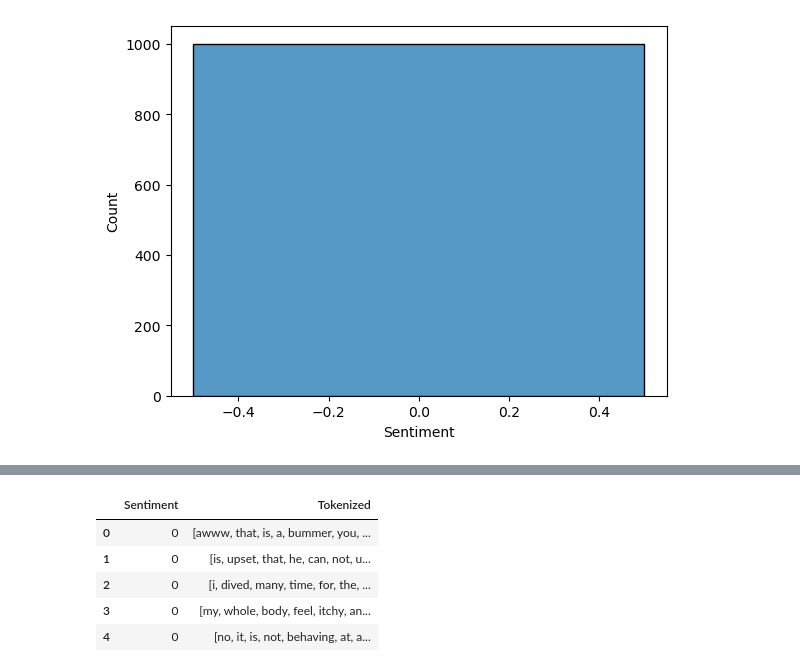
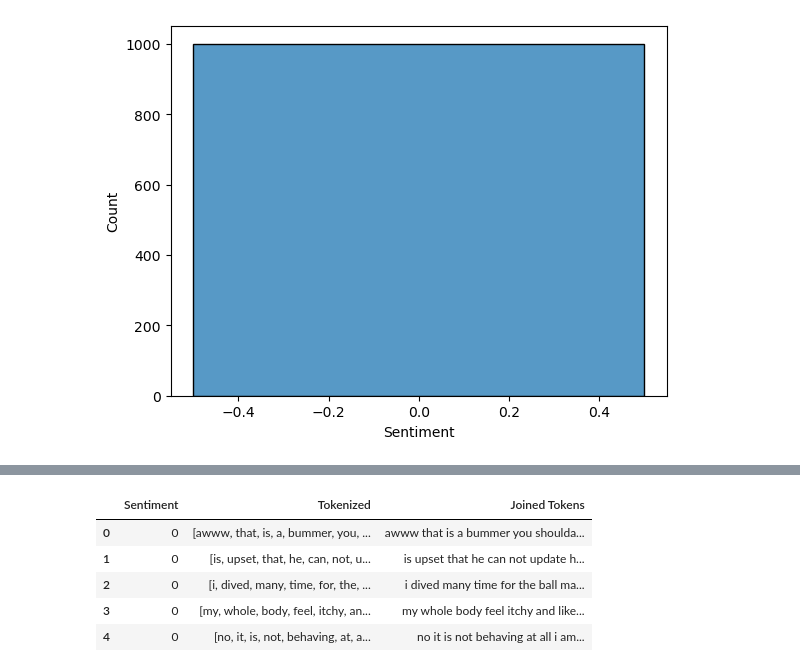
Before and after one commit to linyanna/multimodal-machine-learning, a Jupyter notebook: Assignment 2/Assignment2.ipynb, the cells around one changed output, grey strips where cells are left out. Drawn from its saved outputs; the diff is of its cells as text; code cells hidden in the pictures.

```diff
--- a/Assignment 2/Assignment2.ipynb
+++ b/Assignment 2/Assignment2.ipynb
@@ -108,13 +111,41 @@ def tokenize(column):
       i += 1
 
     return expanded_tokens
-# %%
-df['Tokenized'] = df.apply(lambda x: tokenize(x['Text']), axis=1)
-df[['Sentiment','Tokenized']].head()
-# %% [output]
-|  | Sentiment | Tokenized |
-| 0 | 0 | [awww, that, is, a, bummer, you, ... |
-| 1 | 0 | [is, upset, that, he, can, not, u... |
-| 2 | 0 | [i, dived, many, time, for, the, ... |
-| 3 | 0 | [my, whole, body, feel, itchy, an... |
-| 4 | 0 | [no, it, is, not, behaving, at, a... |
+# %%
+def join_tokens(column):
+
+    # remove '@', 'http', and contractions
+    for word in column.split():
+      if word.startswith('@'):
+        column = column.replace(word, '')
+      if word.startswith('http'):
+        column = column.replace(word, '')
+      if '\'' in word:
+        column = column.replace(word, contractions.fix(word))
+        # print (word, '->', contractions.fix(word))
+
+    # tokenize, remove punctuation, then stem
+    tokens = nltk.word_tokenize(column)
+    expanded_tokens = []
+    i = 0
+    while i < len(tokens):
+      # if tokens[i] not in stopwords.words('english'):
+      if tokens[i].isalpha():
+        expanded_tokens.append(lemmatizer.lemmatize(tokens[i].lower()))
+      i += 1
+
+    return " ".join(expanded_tokens)
+# %%
+df['Tokenized'] = df.apply(lambda x: tokenize(x['Text']), axis=1)
+df['Joined Tokens'] = df.apply(lambda x: join_tokens(x['Text']), axis=1)
+test_df['Tokenized'] = test_df.apply(lambda x: tokenize(x['Text']), axis=1)
+test_df['Joined Tokens'] = test_df.apply(lambda x: join_tokens(x['Text']), axis=1)
+df[['Sentiment','Tokenized','Joined Tokens']].head()
+# df.head()
+# %% [output]
+|  | Sentiment | Tokenized | Joined Tokens |
+| 0 | 0 | [awww, that, is, a, bummer, you, ... | awww that is a bummer you shoulda... |
+| 1 | 0 | [is, upset, that, he, can, not, u... | is upset that he can not update h... |
+| 2 | 0 | [i, dived, many, time, for, the, ... | i dived many time for the ball ma... |
+| 3 | 0 | [my, whole, body, feel, itchy, an... | my whole body feel itchy and like... |
+| 4 | 0 | [no, it, is, not, behaving, at, a... | no it is not behaving at all i am... |
```
Also changed, not shown: parts of 13 cells of this notebook.
